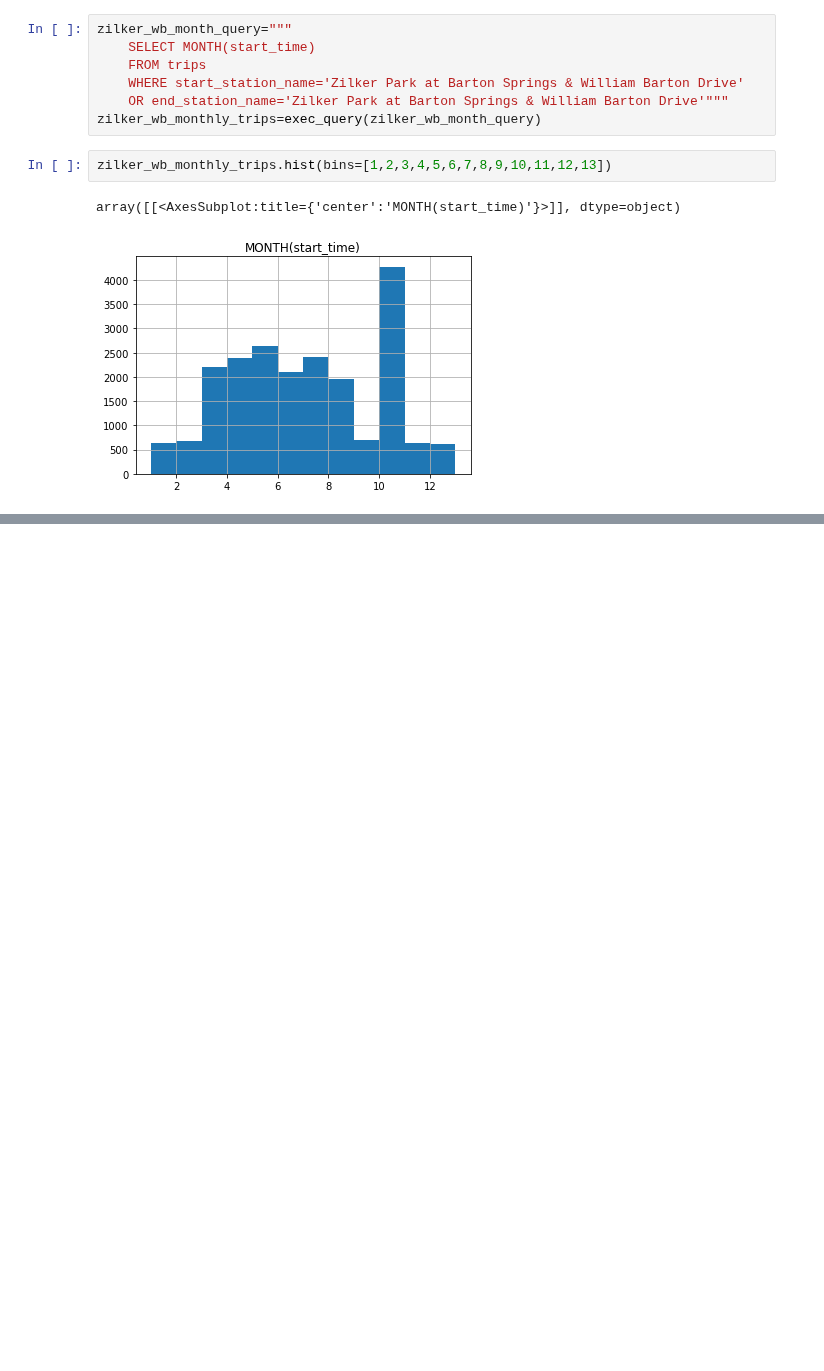
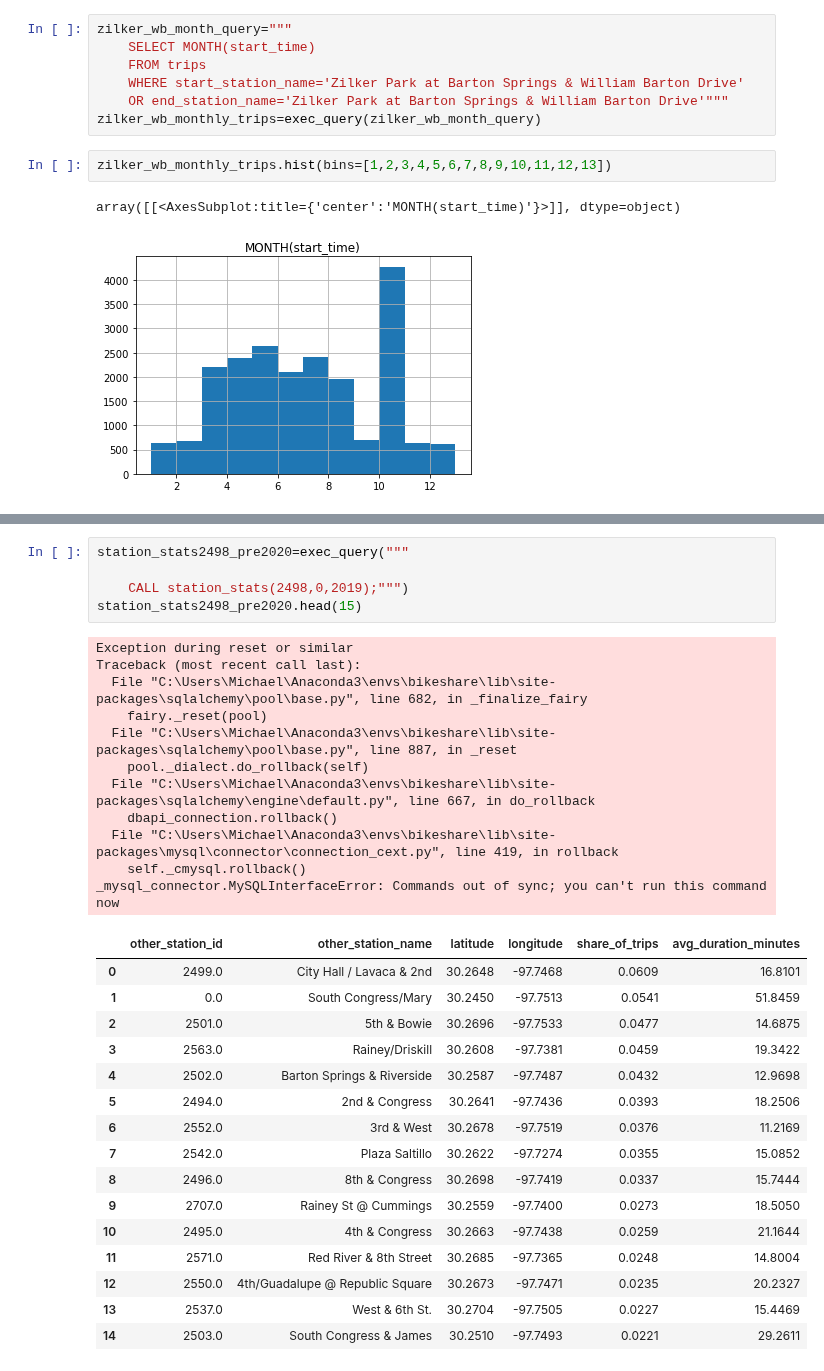
Before and after one commit to MQuigley2/bikeshare, a Jupyter notebook: bikeshare_initial_data_exploration.ipynb, the cells around one changed output, grey strips where cells are left out. Cells and saved outputs as stored; diff of their text form; blank space fills up the shorter version.

```diff
--- a/bikeshare_initial_data_exploration.ipynb
+++ b/bikeshare_initial_data_exploration.ipynb
@@ -686,0 +855,33 @@ array([[<AxesSubplot:title={'center':'MONTH(start_time)'}>]], dtype=object)
+# %%
+station_stats2498_pre2020=exec_query("""
+
+    CALL station_stats(2498,0,2019);""")
+station_stats2498_pre2020.head(15)
+# %% [output]
+Exception during reset or similar
+Traceback (most recent call last):
+  File "C:\Users\Michael\Anaconda3\envs\bikeshare\lib\site-packages\sqlalchemy\pool\base.py", line 682, in _finalize_fairy
+    fairy._reset(pool)
+  File "C:\Users\Michael\Anaconda3\envs\bikeshare\lib\site-packages\sqlalchemy\pool\base.py", line 887, in _reset
+    pool._dialect.do_rollback(self)
+  File "C:\Users\Michael\Anaconda3\envs\bikeshare\lib\site-packages\sqlalchemy\engine\default.py", line 667, in do_rollback
+    dbapi_connection.rollback()
+  File "C:\Users\Michael\Anaconda3\envs\bikeshare\lib\site-packages\mysql\connector\connection_cext.py", line 419, in rollback
+    self._cmysql.rollback()
+_mysql_connector.MySQLInterfaceError: Commands out of sync; you can't run this command now
+|  | other_station_id | other_station_name | latitude | longitude | share_of_trips | avg_duration_minutes |
+| 0 | 2499.0 | City Hall / Lavaca & 2nd | 30.2648 | -97.7468 | 0.0609 | 16.8101 |
+| 1 | 0.0 | South Congress/Mary | 30.2450 | -97.7513 | 0.0541 | 51.8459 |
+| 2 | 2501.0 | 5th & Bowie | 30.2696 | -97.7533 | 0.0477 | 14.6875 |
+| 3 | 2563.0 | Rainey/Driskill | 30.2608 | -97.7381 | 0.0459 | 19.3422 |
+| 4 | 2502.0 | Barton Springs & Riverside | 30.2587 | -97.7487 | 0.0432 | 12.9698 |
+| 5 | 2494.0 | 2nd & Congress | 30.2641 | -97.7436 | 0.0393 | 18.2506 |
+| 6 | 2552.0 | 3rd & West | 30.2678 | -97.7519 | 0.0376 | 11.2169 |
+| 7 | 2542.0 | Plaza Saltillo | 30.2622 | -97.7274 | 0.0355 | 15.0852 |
+| 8 | 2496.0 | 8th & Congress | 30.2698 | -97.7419 | 0.0337 | 15.7444 |
+| 9 | 2707.0 | Rainey St @ Cummings | 30.2559 | -97.7400 | 0.0273 | 18.5050 |
+| 10 | 2495.0 | 4th & Congress | 30.2663 | -97.7438 | 0.0259 | 21.1644 |
+| 11 | 2571.0 | Red River & 8th Street | 30.2685 | -97.7365 | 0.0248 | 14.8004 |
+| 12 | 2550.0 | 4th/Guadalupe @ Republic Square | 30.2673 | -97.7471 | 0.0235 | 20.2327 |
+| 13 | 2537.0 | West & 6th St. | 30.2704 | -97.7505 | 0.0227 | 15.4469 |
+| 14 | 2503.0 | South Congress & James | 30.2510 | -97.7493 | 0.0221 | 29.2611 |
```
Also changed, not shown: parts of 32 cells of this notebook, 2 other files.
